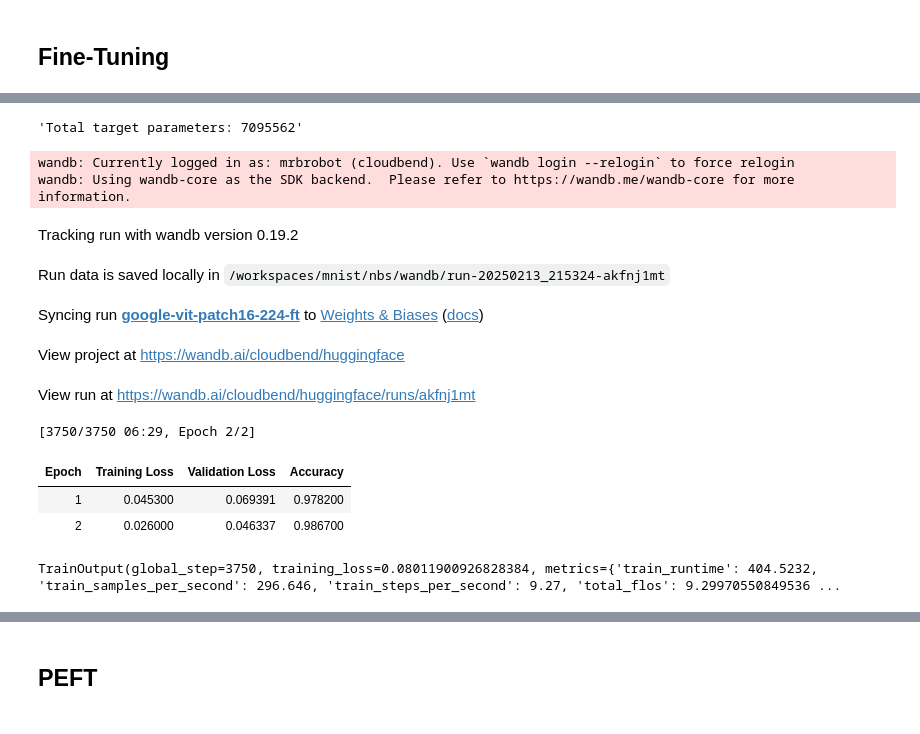
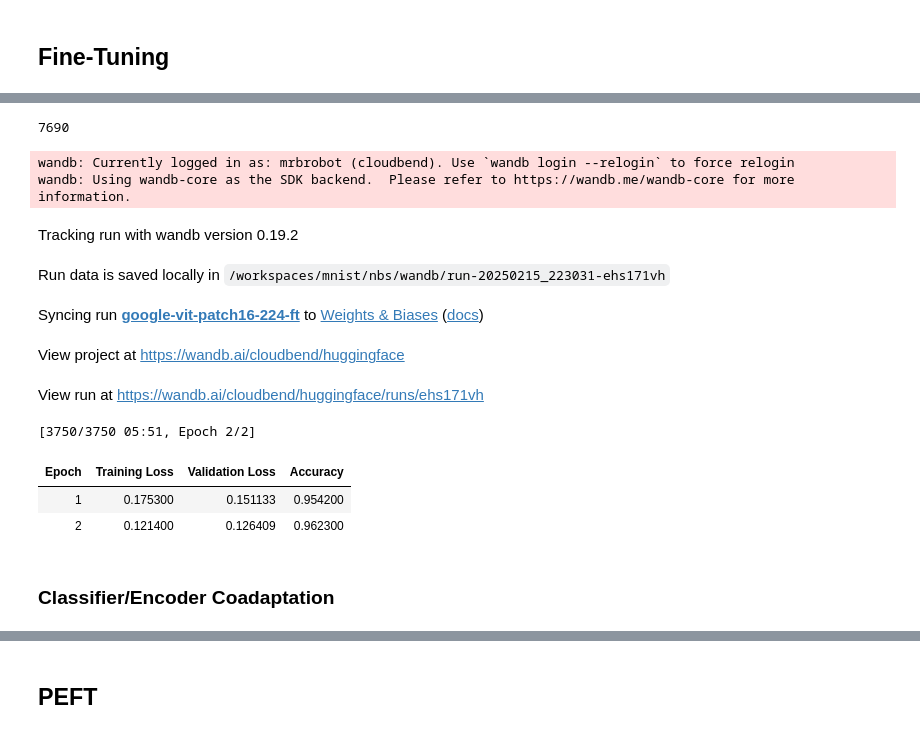
Before and after one commit to mr-brobot/mnist, a Jupyter notebook: nbs/4__vit.ipynb, the cells around one changed output, grey strips where cells are left out. Drawn from its saved outputs; the diff is of its cells as text; code cells hidden in the pictures.

```diff
--- a/nbs/4__vit.ipynb
+++ b/nbs/4__vit.ipynb
@@ -217,13 +194,6 @@ Target parameters:
-# %%
-total_target_parameters = sum(p.numel() for p in base_model.parameters() if p.requires_grad)
-
-f"Total target parameters: {total_target_parameters}"
-# %% [output]
-'Total target parameters: 7095562'
 # %%
 from transformers import Trainer, TrainingArguments
 
-# before - 13:11 training time, 98.82% accuracy
 training_args = TrainingArguments(
     output_dir=DATA_DIR / "models" / "google-vit-patch16-224" / "ft",
     run_name="google-vit-patch16-224-ft",
@@ -237,7 +207,6 @@ training_args = TrainingArguments(
     save_strategy="epoch",
     load_best_model_at_end=True,
     logging_dir=DATA_DIR / "logs" / "google-vit-patch16-224" / "ft",
-    logging_steps=10,
     report_to="wandb",
     remove_unused_columns=False, # preserves "image" column for preprocessing
     data_seed=42,
@@ -253,17 +222,24 @@ trainer = Trainer(
     compute_metrics=compute_metrics,
 )
 
-trainer.train()
+trainer.get_num_trainable_parameters()
 # %% [output]
-wandb: Currently logged in as: mrbrobot (cloudbend). Use `wandb login --relogin` to force relogin
-wandb: Using wandb-core as the SDK backend.  Please refer to https://wandb.me/wandb-core for more information.
+7690
-Tracking run with wandb version 0.19.2
-Run data is saved locally in /workspaces/mnist/nbs/wandb/run-20250213_215324-akfnj1mt
-Syncing run google-vit-patch16-224-ft to Weights & Biases (docs)
-View project at https://wandb.ai/cloudbend/huggingface
-View run at https://wandb.ai/cloudbend/huggingface/runs/akfnj1mt
-[3750/3750 06:29, Epoch 2/2]
-| Epoch | Training Loss | Validation Loss | Accuracy |
-| 1 | 0.045300 | 0.069391 | 0.978200 |
-| 2 | 0.026000 | 0.046337 | 0.986700 |
-TrainOutput(global_step=3750, training_loss=0.08011900926828384, metrics={'train_runtime': 404.5232, 'train_samples_per_second': 296.646, 'train_steps_per_second': 9.27, 'total_flos': 9.29970550849536 ...
+# %%
+trainer.train()
+
+ft_model = trainer.model
+# %% [output]
+wandb: Currently logged in as: mrbrobot (cloudbend). Use `wandb login --relogin` to force relogin
+wandb: Using wandb-core as the SDK backend.  Please refer to https://wandb.me/wandb-core for more information.
+Tracking run with wandb version 0.19.2
+Run data is saved locally in /workspaces/mnist/nbs/wandb/run-20250215_223031-ehs171vh
+Syncing run google-vit-patch16-224-ft to Weights & Biases (docs)
+View project at https://wandb.ai/cloudbend/huggingface
+View run at https://wandb.ai/cloudbend/huggingface/runs/ehs171vh
+[3750/3750 05:51, Epoch 2/2]
+| Epoch | Training Loss | Validation Loss | Accuracy |
+| 1 | 0.175300 | 0.151133 | 0.954200 |
+| 2 | 0.121400 | 0.126409 | 0.962300 |
+# %% [markdown]
+### Classifier/Encoder Coadaptation
```
Also changed, not shown: parts of 12 cells of this notebook, 1 other file.
